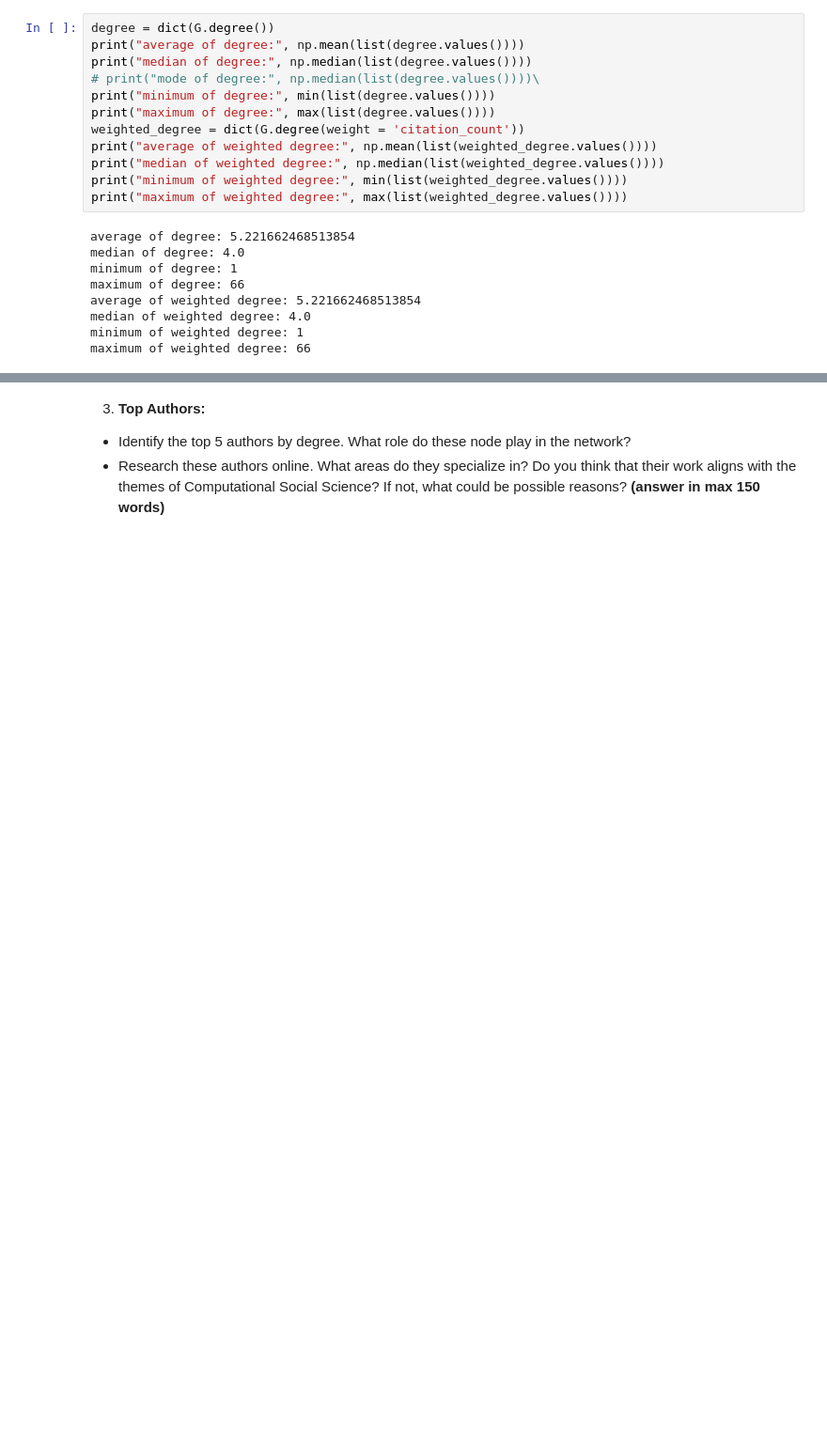
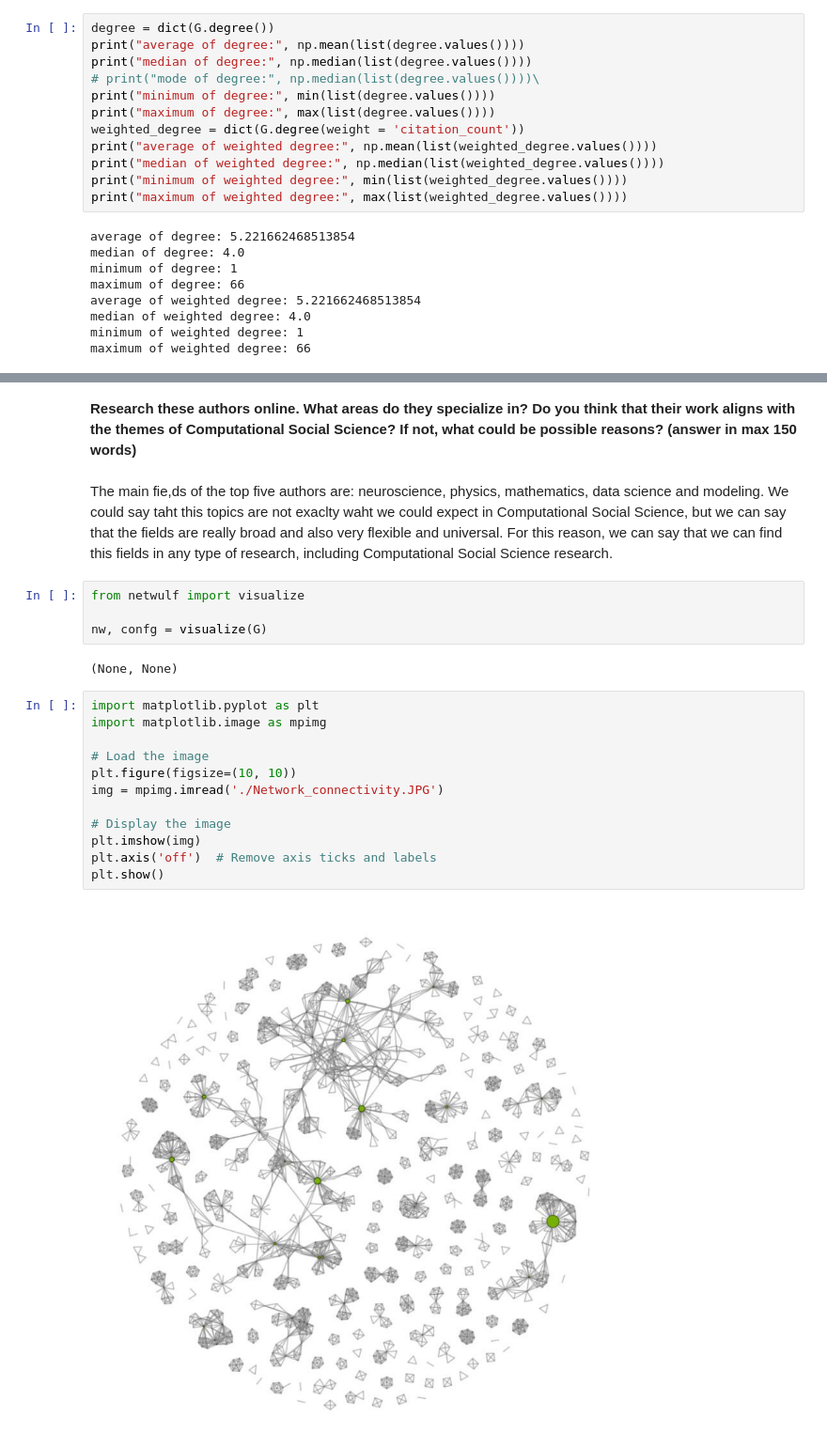
Before and after one commit to llull179/Assigments_comsocsci2024, a Jupyter notebook: Assigment1/Assigment1.ipynb, the cells around one changed output, grey strips where cells are left out. Shown: that part at 94% size. Cells and saved outputs as stored; diff of their text form; blank space fills up the shorter version.

```diff
--- a/Assigment1/Assigment1.ipynb
+++ b/Assigment1/Assigment1.ipynb
@@ -468,4 +515,24 @@ maximum of weighted degree: 66
 # %% [markdown]
-3. **Top Authors:**
-- Identify the top 5 authors by degree. What role do these node play in the network?
-- Research these authors online. What areas do they specialize in? Do you think that their work aligns with the themes of Computational Social Science? If not, what could be possible reasons? __(answer in max 150 words)__
+**Research these authors online. What areas do they specialize in? Do you think that their work aligns with the themes of Computational Social Science? If not, what could be possible reasons? __(answer in max 150 words)__**
+# %% [markdown]
+The main fie,ds of the top five authors are: neuroscience, physics, mathematics, data science and modeling. We could say taht this topics are not exaclty waht we could expect in Computational Social Science, but we can say that the fields are really broad and also very flexible and universal. For this reason, we can say that we can find this fields in any type of research, including Computational Social Science research.
+# %%
+from netwulf import visualize
+
+nw, confg = visualize(G)
+# %% [output]
+(None, None)
+# %%
+import matplotlib.pyplot as plt
+import matplotlib.image as mpimg
+
+# Load the image
+plt.figure(figsize=(10, 10))
+img = mpimg.imread('./Network_connectivity.JPG')
+
+# Display the image
+plt.imshow(img)
+plt.axis('off')  # Remove axis ticks and labels
+plt.show()
+# %% [output]
+[figure, added]
```
Also changed, not shown: parts of 11 cells of this notebook, 6 other files.
